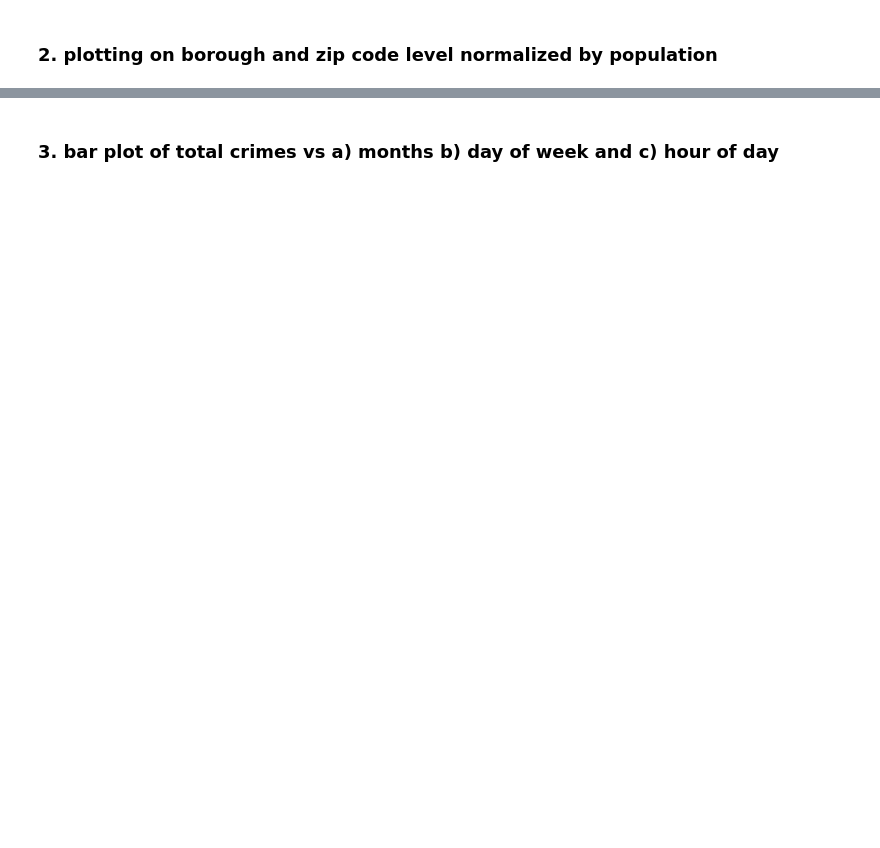
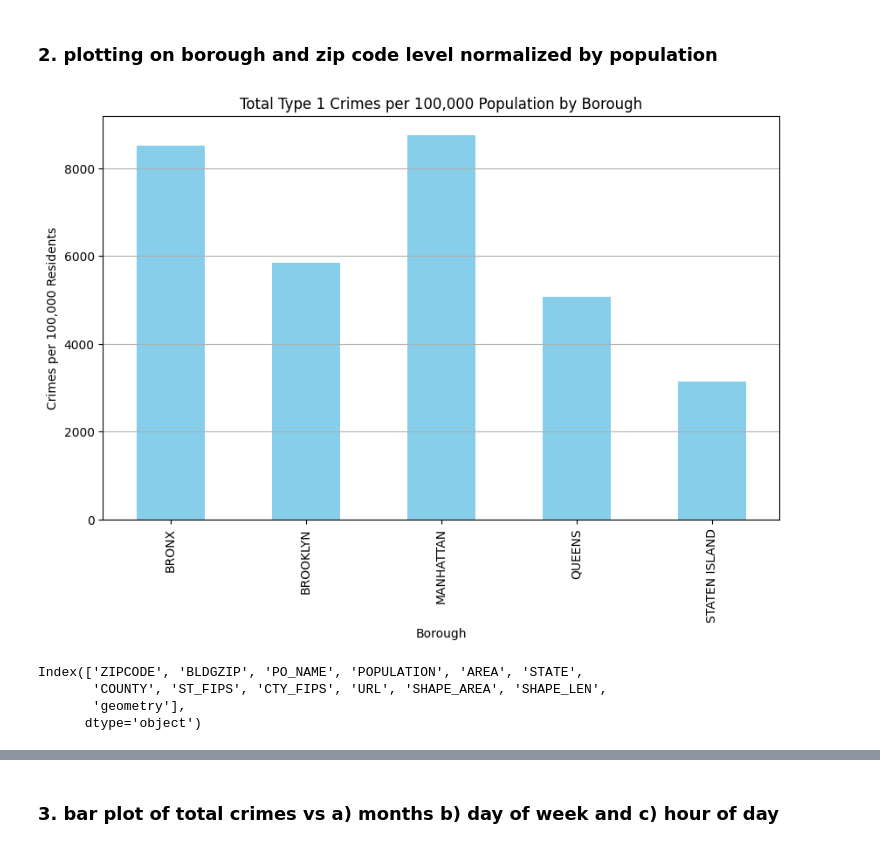
Before and after one commit to NORANKAM/Midterm, a Jupyter notebook: midterm_IADS2024.ipynb, the cells around one changed output, grey strips where cells are left out. Drawn from its saved outputs; the diff is of its cells as text; code cells hidden in the pictures; blank space fills up the shorter version.

```diff
--- a/midterm_IADS2024.ipynb
+++ b/midterm_IADS2024.ipynb
@@ -218,3 +367,5 @@ zips.plot(figsize=(8,8))
 ### 2. plotting on borough and zip code level normalized by population
 # %%
 # Todo: group crime numbers by borough and normalize by their population (per 100,000). Population is given in the zips shapefile
+# Group by borough and count crimes
+borough_crimes = gdf_nyc_crimes.groupby('BORO_NM').size()
@@ -226,0 +372,32 @@ zips.plot(figsize=(8,8))
+# %%
+# Get population by borough from the 'zips' shapefile and merge with crime data
+borough_population = zips.groupby('COUNTY')['POPULATION'].sum()
+borough_population.index = borough_population.index.map({
+    'New York': 'MANHATTAN',
+    'Kings': 'BROOKLYN',
+    'Bronx': 'BRONX',
+    'Queens': 'QUEENS',
+    'Richmond': 'STATEN ISLAND'
+})
+# %%
+# Normalize by population (per 100,000 residents)
+borough_crimes_normalized = (borough_crimes / borough_population) * 100000
+# %%
+# Todo: plot as a bar plot
+plt.figure(figsize=(10, 6))
+borough_crimes_normalized.plot(kind='bar', color='skyblue')
+plt.title("Total Type 1 Crimes per 100,000 Population by Borough")
+plt.ylabel("Crimes per 100,000 Residents")
+plt.xlabel("Borough")
+plt.grid(axis='y')
+plt.show()
+# %% [output]
+[figure, added]
+# %%
+# Check the available columns in zips
+print(zips.columns)
+# %% [output]
+Index(['ZIPCODE', 'BLDGZIP', 'PO_NAME', 'POPULATION', 'AREA', 'STATE',
+       'COUNTY', 'ST_FIPS', 'CTY_FIPS', 'URL', 'SHAPE_AREA', 'SHAPE_LEN',
+       'geometry'],
+      dtype='object')
```
Also changed, not shown: parts of 69 cells of this notebook.
